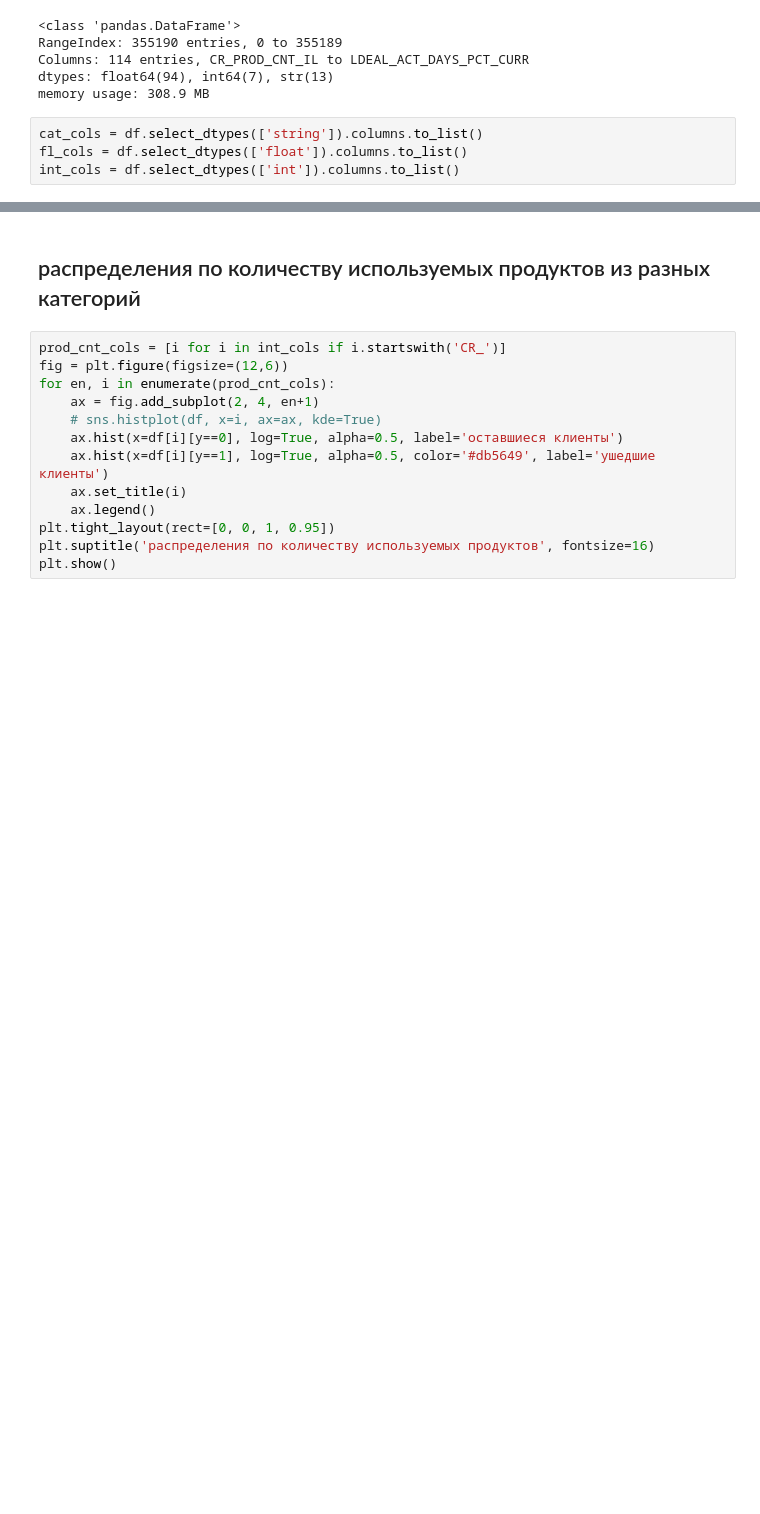
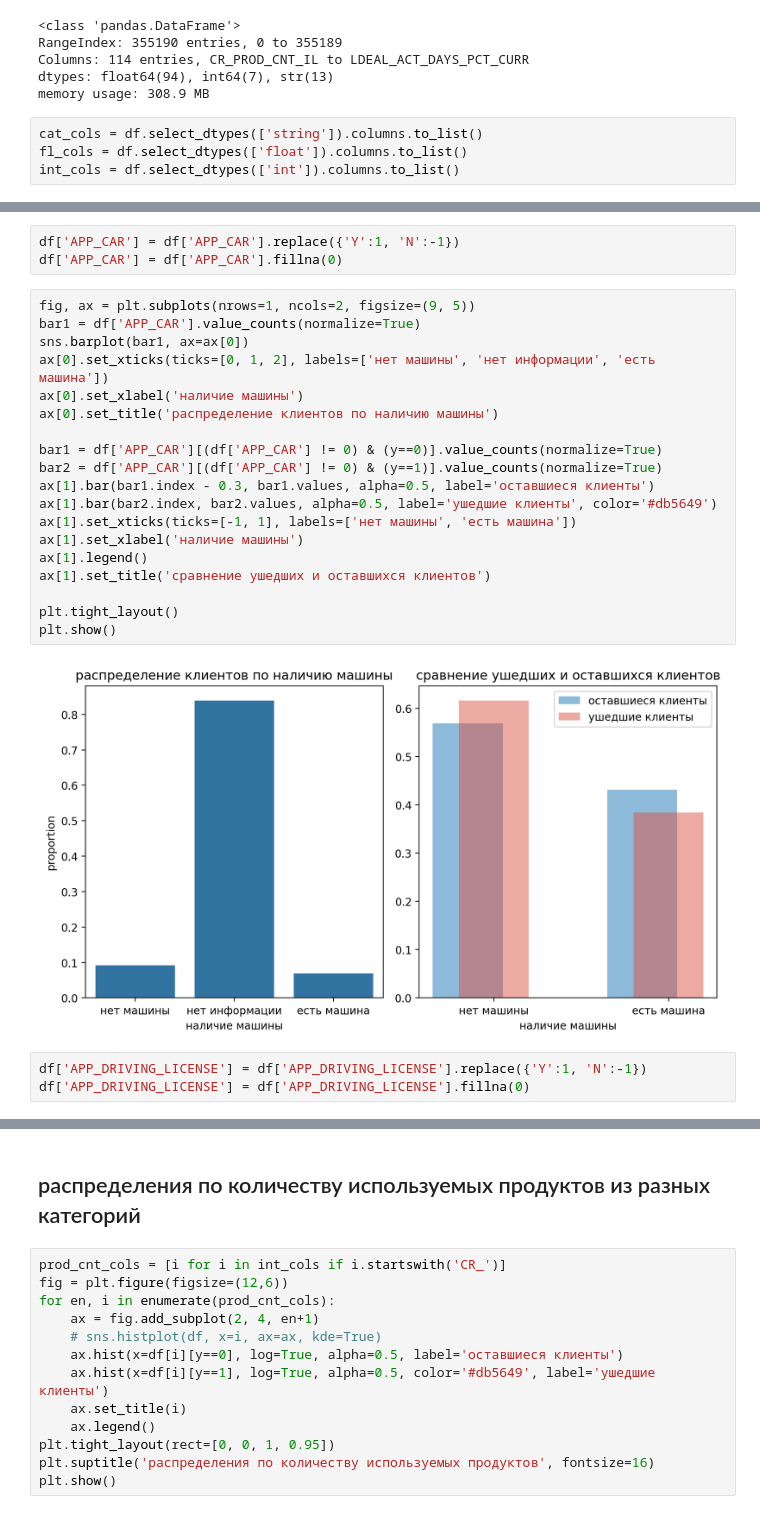
Before and after one commit to ArtemGusenkov/projects, a Jupyter notebook: customer-churn-prediction/notebooks/eda.ipynb, the cells around one changed output, grey strips where cells are left out. Drawn from its saved outputs; the diff is of its cells as text; blank space fills up the shorter version.

```diff
--- a/customer-churn-prediction/notebooks/eda.ipynb
+++ b/customer-churn-prediction/notebooks/eda.ipynb
@@ -68,0 +91,27 @@ int_cols = df.select_dtypes(['int']).columns.to_list()
+# %%
+df['APP_CAR'] = df['APP_CAR'].replace({'Y':1, 'N':-1})
+df['APP_CAR'] = df['APP_CAR'].fillna(0)
+# %%
+fig, ax = plt.subplots(nrows=1, ncols=2, figsize=(9, 5))
+bar1 = df['APP_CAR'].value_counts(normalize=True)
+sns.barplot(bar1, ax=ax[0])
+ax[0].set_xticks(ticks=[0, 1, 2], labels=['нет машины', 'нет информации', 'есть машина'])
+ax[0].set_xlabel('наличие машины')
+ax[0].set_title('распределение клиентов по наличию машины')
+
+bar1 = df['APP_CAR'][(df['APP_CAR'] != 0) & (y==0)].value_counts(normalize=True)
+bar2 = df['APP_CAR'][(df['APP_CAR'] != 0) & (y==1)].value_counts(normalize=True)
+ax[1].bar(bar1.index - 0.3, bar1.values, alpha=0.5, label='оставшиеся клиенты')
+ax[1].bar(bar2.index, bar2.values, alpha=0.5, label='ушедшие клиенты', color='#db5649')
+ax[1].set_xticks(ticks=[-1, 1], labels=['нет машины', 'есть машина'])
+ax[1].set_xlabel('наличие машины')
+ax[1].legend()
+ax[1].set_title('сравнение ушедших и оставшихся клиентов')
+
+plt.tight_layout()
+plt.show()
+# %% [output]
+[figure, added]
+# %%
+df['APP_DRIVING_LICENSE'] = df['APP_DRIVING_LICENSE'].replace({'Y':1, 'N':-1})
+df['APP_DRIVING_LICENSE'] = df['APP_DRIVING_LICENSE'].fillna(0)
```
Also changed, not shown: parts of 15 cells of this notebook.
